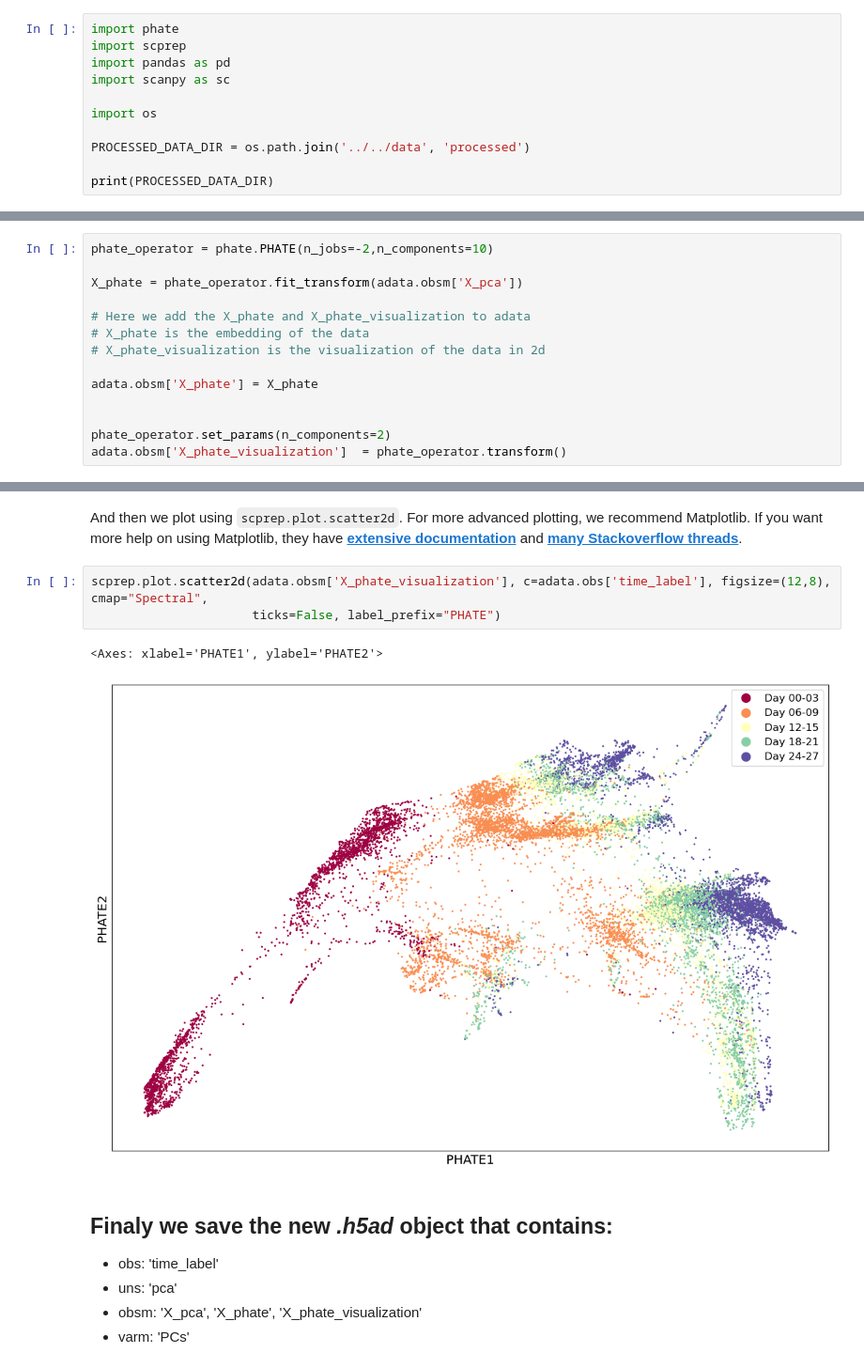
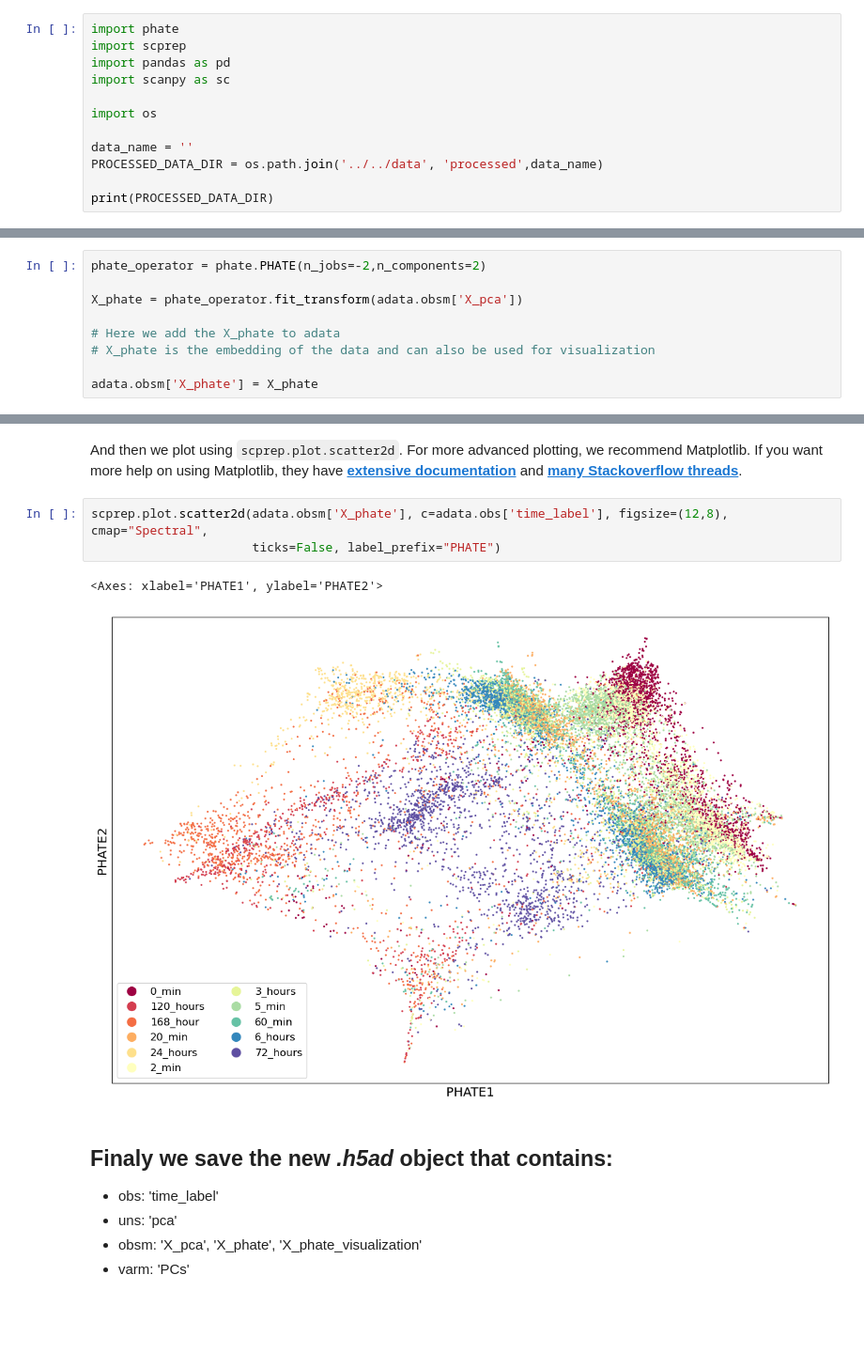
Before and after one commit to KrishnaswamyLab/omics_toolbox, a Jupyter notebook: notebooks/MIOFlow/2-dim-reduction-latent-spaces.ipynb, the cells around one changed output, grey strips where cells are left out. Shown: that part at 94% size. Saved outputs shown, nothing was run; the diff lists cells and outputs as text; blank space fills up the shorter version.

```diff
--- a/notebooks/MIOFlow/2-dim-reduction-latent-spaces.ipynb
+++ b/notebooks/MIOFlow/2-dim-reduction-latent-spaces.ipynb
@@ -24,7 +24,8 @@ import scanpy as sc
 
 import os
 
-PROCESSED_DATA_DIR = os.path.join('../../data', 'processed')
+data_name = ''
+PROCESSED_DATA_DIR = os.path.join('../../data', 'processed',data_name)
 
 print(PROCESSED_DATA_DIR)
 # %% [output]
@@ -78,18 +78,13 @@ We'll just use the default parameters for now, but the following parameters can
 # %% [markdown]
 Here's the simplest way to apply PHATE:
 # %%
-phate_operator = phate.PHATE(n_jobs=-2,n_components=10)
+phate_operator = phate.PHATE(n_jobs=-2,n_components=2)
 
 X_phate = phate_operator.fit_transform(adata.obsm['X_pca'])
 
-# Here we add the X_phate and X_phate_visualization to adata
-# X_phate is the embedding of the data
-# X_phate_visualization is the visualization of the data in 2d
+# Here we add the X_phate to adata
+# X_phate is the embedding of the data and can also be used for visualization
 
 adata.obsm['X_phate'] = X_phate
-
-
-phate_operator.set_params(n_components=2)
-adata.obsm['X_phate_visualization']  = phate_operator.transform()
 # %% [output]
 Calculating PHATE...
@@ -112,11 +107,11 @@ Calculated PHATE in 95.01 seconds.
 # %% [markdown]
 And then we plot using `scprep.plot.scatter2d`. For more advanced plotting, we recommend Matplotlib. If you want more help on using Matplotlib, they have [**extensive documentation**](https://matplotlib.org/tutorials/index.html) and [**many Stackoverflow threads**](https://stackoverflow.com/questions/tagged/matplotlib).
 # %%
-scprep.plot.scatter2d(adata.obsm['X_phate_visualization'], c=adata.obs['time_label'], figsize=(12,8), cmap="Spectral",
+scprep.plot.scatter2d(adata.obsm['X_phate'], c=adata.obs['time_label'], figsize=(12,8), cmap="Spectral",
                       ticks=False, label_prefix="PHATE")
 # %% [output]
 <Axes: xlabel='PHATE1', ylabel='PHATE2'>
-[figure, old version]
+[figure, new version]
 # %% [markdown]
 ## Finaly we save the new _.h5ad_ object that contains:
 
```
Also changed, not shown: parts of 7 cells of this notebook, 45 other files.
